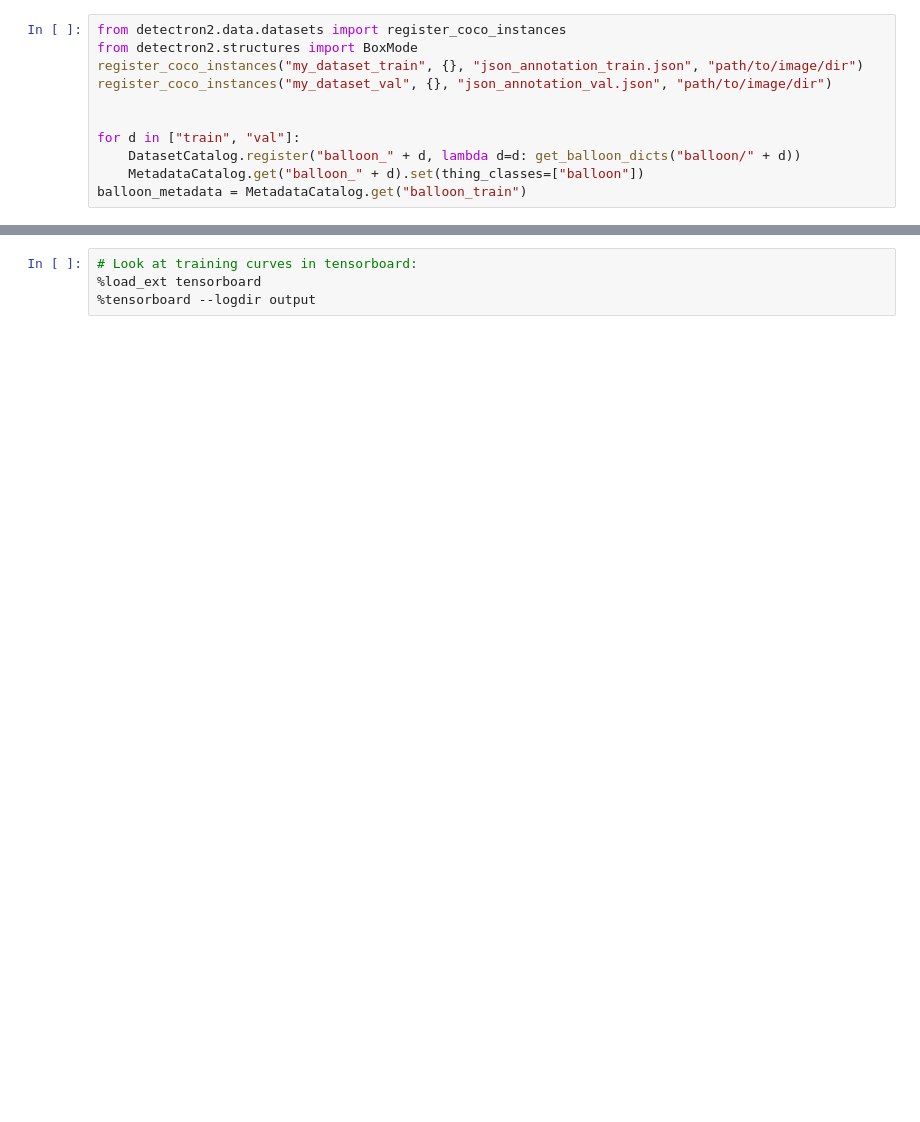
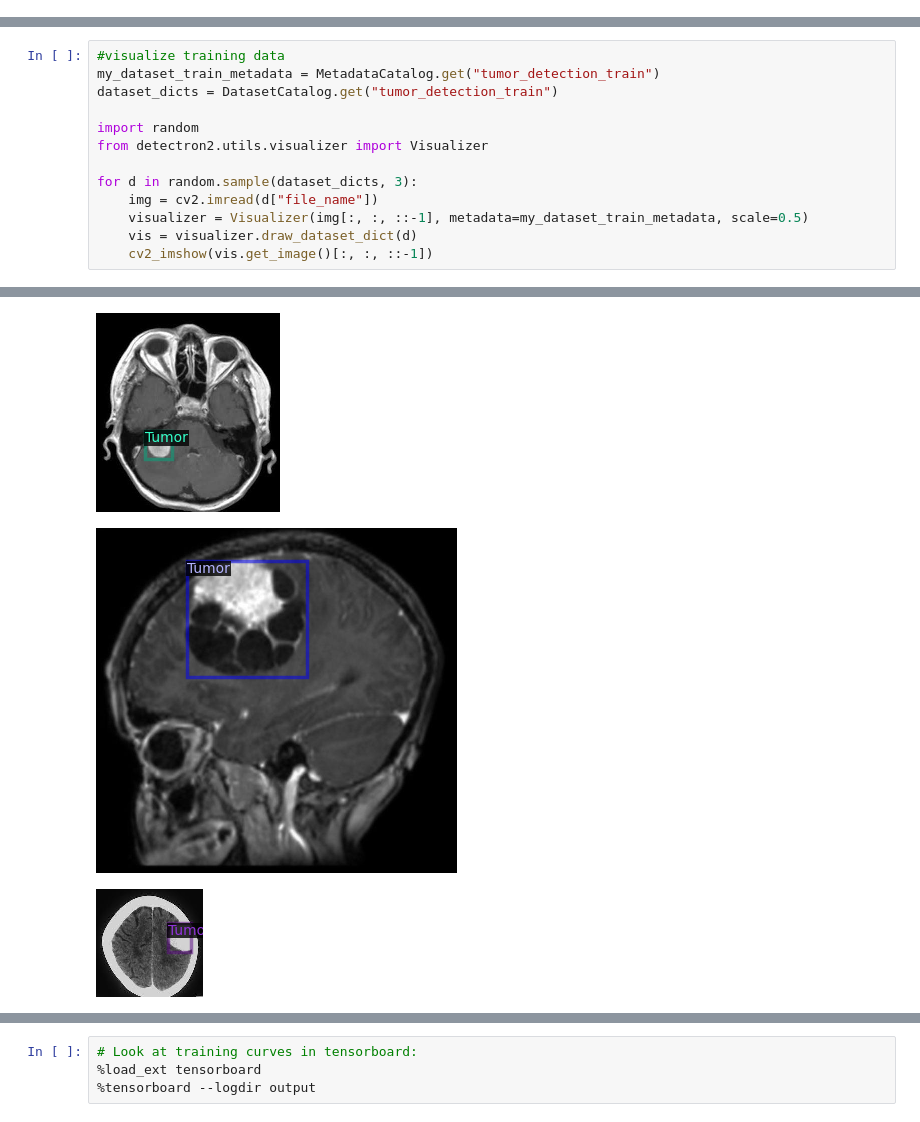
Before and after one commit to MateusuMelo/Detectron2-Detection, a Jupyter notebook: main.ipynb, the cells around one changed output, grey strips where cells are left out. Saved outputs shown, nothing was run; the diff lists cells and outputs as text; blank space fills up the shorter version.

```diff
--- a/main.ipynb
+++ b/main.ipynb
@@ -46,11 +121,0 @@ dataset = version.download("coco")
-# %%
-from detectron2.data.datasets import register_coco_instances
-from detectron2.structures import BoxMode
-register_coco_instances("my_dataset_train", {}, "json_annotation_train.json", "path/to/image/dir")
-register_coco_instances("my_dataset_val", {}, "json_annotation_val.json", "path/to/image/dir")
-
-
-for d in ["train", "val"]:
-    DatasetCatalog.register("balloon_" + d, lambda d=d: get_balloon_dicts("balloon/" + d))
-    MetadataCatalog.get("balloon_" + d).set(thing_classes=["balloon"])
-balloon_metadata = MetadataCatalog.get("balloon_train")
@@ -56,0 +128,14 @@ balloon_metadata = MetadataCatalog.get("balloon_train")
+# %%
+#visualize training data
+my_dataset_train_metadata = MetadataCatalog.get("tumor_detection_train")
+dataset_dicts = DatasetCatalog.get("tumor_detection_train")
+
+import random
+from detectron2.utils.visualizer import Visualizer
+
+for d in random.sample(dataset_dicts, 3):
+    img = cv2.imread(d["file_name"])
+    visualizer = Visualizer(img[:, :, ::-1], metadata=my_dataset_train_metadata, scale=0.5)
+    vis = visualizer.draw_dataset_dict(d)
+    cv2_imshow(vis.get_image()[:, :, ::-1])
+# %% [output]
@@ -57,3 +146,6 @@ balloon_metadata = MetadataCatalog.get("balloon_train")
+[figure, added]
+[figure, added]
+[figure, added]
 # %%
 from detectron2.engine import DefaultTrainer
 
```
Also changed, not shown: parts of 12 cells of this notebook.
